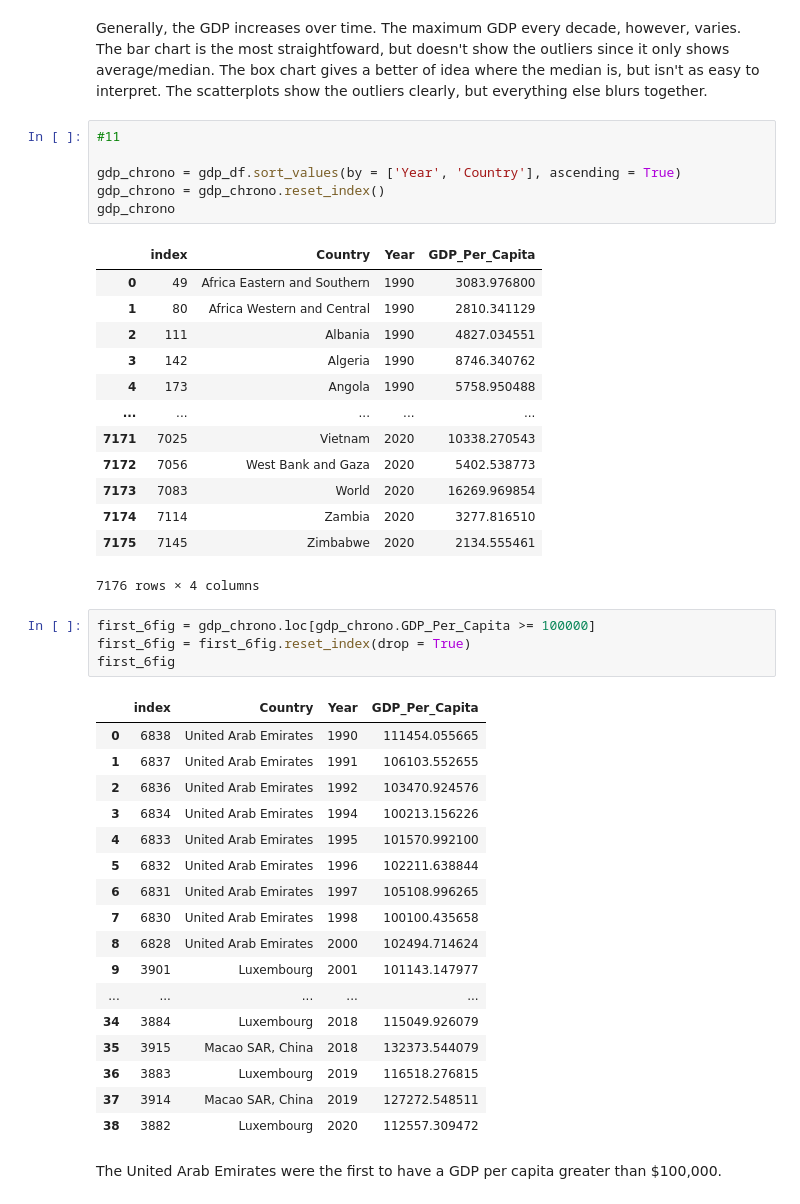
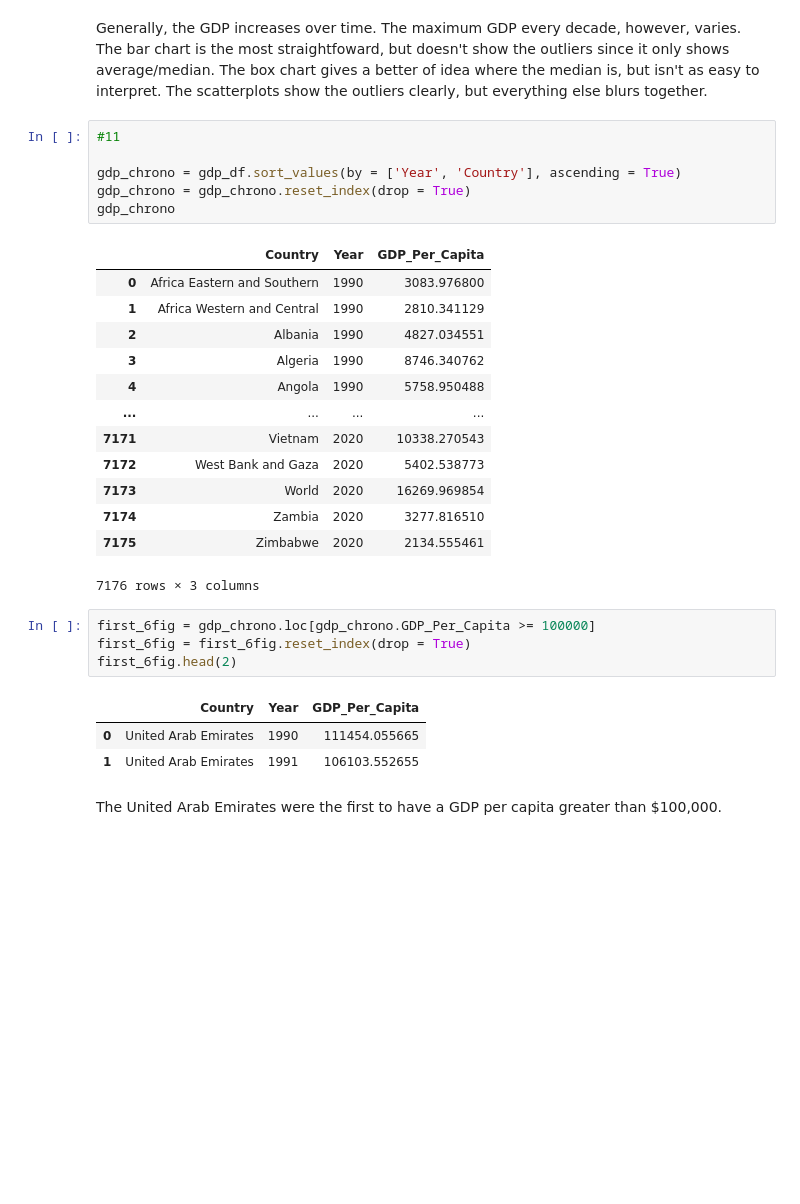
Before and after one commit to Joshua-Clugston/un-project-Joshua-Clugston, a Jupyter notebook: notebooks/un_project_notebook.ipynb, the cells around one changed output. Saved outputs shown, nothing was run; the diff lists cells and outputs as text; blank space fills up the shorter version.

```diff
--- a/notebooks/un_project_notebook.ipynb
+++ b/notebooks/un_project_notebook.ipynb
@@ -299,44 +300,30 @@ Generally, the GDP increases over time. The maximum GDP every decade, however, v
 #11
 
 gdp_chrono = gdp_df.sort_values(by = ['Year', 'Country'], ascending = True)
-gdp_chrono = gdp_chrono.reset_index()
+gdp_chrono = gdp_chrono.reset_index(drop = True)
 gdp_chrono
 # %% [output]
-|  | index | Country | Year | GDP_Per_Capita |
-| 0 | 49 | Africa Eastern and Southern | 1990 | 3083.976800 |
-| 1 | 80 | Africa Western and Central | 1990 | 2810.341129 |
-| 2 | 111 | Albania | 1990 | 4827.034551 |
-| 3 | 142 | Algeria | 1990 | 8746.340762 |
-| 4 | 173 | Angola | 1990 | 5758.950488 |
-| ... | ... | ... | ... | ... |
-| 7171 | 7025 | Vietnam | 2020 | 10338.270543 |
-| 7172 | 7056 | West Bank and Gaza | 2020 | 5402.538773 |
-| 7173 | 7083 | World | 2020 | 16269.969854 |
-| 7174 | 7114 | Zambia | 2020 | 3277.816510 |
-| 7175 | 7145 | Zimbabwe | 2020 | 2134.555461 |
+|  | Country | Year | GDP_Per_Capita |
+| 0 | Africa Eastern and Southern | 1990 | 3083.976800 |
+| 1 | Africa Western and Central | 1990 | 2810.341129 |
+| 2 | Albania | 1990 | 4827.034551 |
+| 3 | Algeria | 1990 | 8746.340762 |
+| 4 | Angola | 1990 | 5758.950488 |
+| ... | ... | ... | ... |
+| 7171 | Vietnam | 2020 | 10338.270543 |
+| 7172 | West Bank and Gaza | 2020 | 5402.538773 |
+| 7173 | World | 2020 | 16269.969854 |
+| 7174 | Zambia | 2020 | 3277.816510 |
+| 7175 | Zimbabwe | 2020 | 2134.555461 |
-7176 rows × 4 columns
+7176 rows × 3 columns
 # %%
 first_6fig = gdp_chrono.loc[gdp_chrono.GDP_Per_Capita >= 100000]
 first_6fig = first_6fig.reset_index(drop = True)
-first_6fig
+first_6fig.head(2)
 # %% [output]
-|  | index | Country | Year | GDP_Per_Capita |
-| 0 | 6838 | United Arab Emirates | 1990 | 111454.055665 |
-| 1 | 6837 | United Arab Emirates | 1991 | 106103.552655 |
-| 2 | 6836 | United Arab Emirates | 1992 | 103470.924576 |
-| 3 | 6834 | United Arab Emirates | 1994 | 100213.156226 |
-| 4 | 6833 | United Arab Emirates | 1995 | 101570.992100 |
-| 5 | 6832 | United Arab Emirates | 1996 | 102211.638844 |
-| 6 | 6831 | United Arab Emirates | 1997 | 105108.996265 |
-| 7 | 6830 | United Arab Emirates | 1998 | 100100.435658 |
-| 8 | 6828 | United Arab Emirates | 2000 | 102494.714624 |
-| 9 | 3901 | Luxembourg | 2001 | 101143.147977 |
-| ... | ... | ... | ... | ... |
-| 34 | 3884 | Luxembourg | 2018 | 115049.926079 |
-| 35 | 3915 | Macao SAR, China | 2018 | 132373.544079 |
-| 36 | 3883 | Luxembourg | 2019 | 116518.276815 |
-| 37 | 3914 | Macao SAR, China | 2019 | 127272.548511 |
-| 38 | 3882 | Luxembourg | 2020 | 112557.309472 |
+|  | Country | Year | GDP_Per_Capita |
+| 0 | United Arab Emirates | 1990 | 111454.055665 |
+| 1 | United Arab Emirates | 1991 | 106103.552655 |
 # %% [markdown]
 The United Arab Emirates were the first to have a GDP per capita greater than $100,000.
 # %%
```
Also changed, not shown: parts of 19 cells of this notebook.
